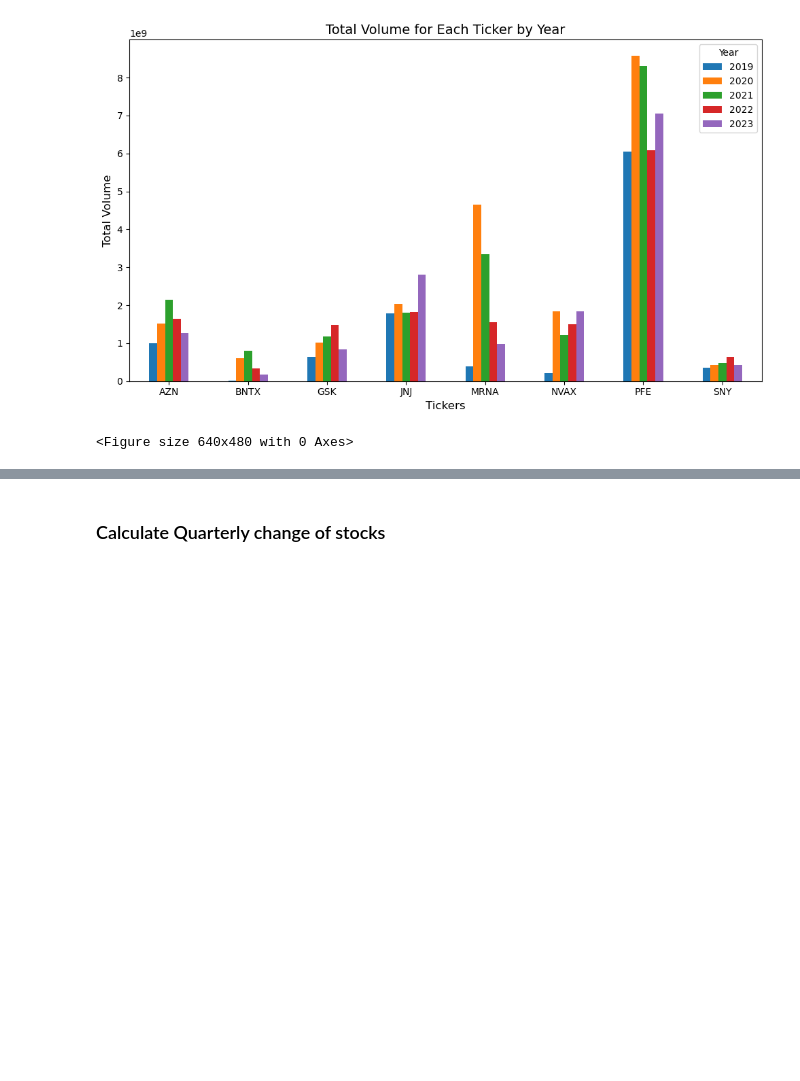
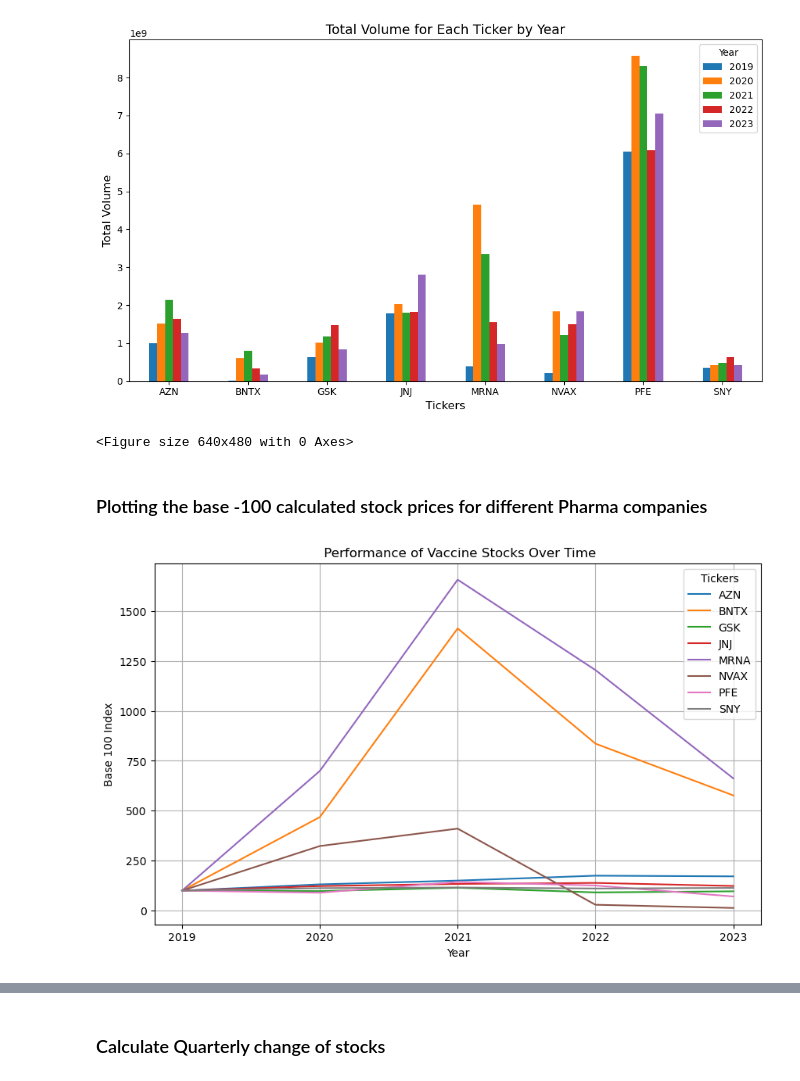
Before and after one commit to nazimben25/project1_group2, a Jupyter notebook: Muskan/stock_analysis.ipynb, the cells around one changed output, grey strips where cells are left out. Cells and saved outputs as stored; diff of their text form; code cells hidden in the pictures; blank space fills up the shorter version.

```diff
--- a/Muskan/stock_analysis.ipynb
+++ b/Muskan/stock_analysis.ipynb
@@ -461,3 +395,32 @@ plt.savefig("Output/Q1_Total_Volume_Change For Each Ticker by year.png")
 # %% [output]
 [figure]
 <Figure size 640x480 with 0 Axes>
+# %% [markdown]
+### Plotting the base -100 calculated stock prices for different Pharma companies
+# %%
+# Plotting the Base 100 for each ticker
+plt.figure(figsize=(10, 6))
+
+# Loop through each ticker and plot its base_100 over time
+tickers = yearly_change_df['Ticker'].unique()
+for ticker in tickers:
+    # Select the data for the current ticker
+    ticker_data = yearly_change_df[yearly_change_df['Ticker'] == ticker]
+
+    # Plot base_100 against the date
+    plt.plot(ticker_data['Year'], ticker_data['base_100'], label=ticker)
+
+
+
+# Customize the plot
+plt.title(' Performance of Vaccine Stocks Over Time')
+plt.xlabel('Year')
+plt.xticks(ticks=[2019, 2020, 2021, 2022, 2023])  # Set x-ticks to specific years
+plt.ylabel('Base 100 Index')
+plt.legend(title="Tickers")
+plt.grid(True)
+
+# Show the plot
+plt.show()
+# %% [output]
+[figure, added]
```
Also changed, not shown: parts of 3 cells of this notebook, 3 other files.
